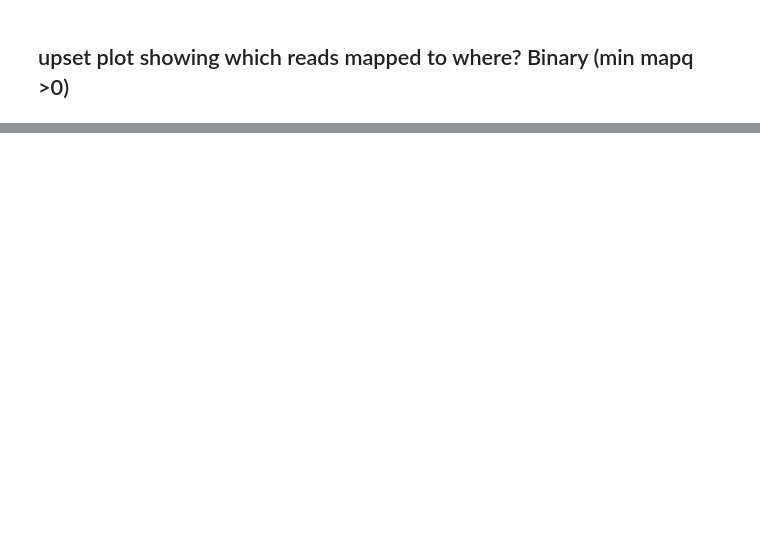
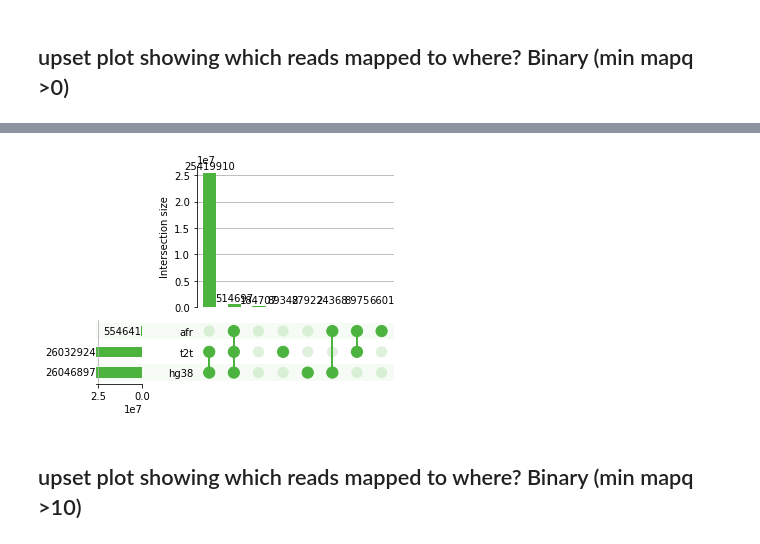
Before and after one commit to fairliereese/240903_pt, a Jupyter notebook: analysis/compare_hg38_t2t_afr.ipynb, the cells around one changed output, grey strips where cells are left out. Saved outputs shown, nothing was run; the diff lists cells and outputs as text; code cells hidden in the pictures; blank space fills up the shorter version.

```diff
--- a/analysis/compare_hg38_t2t_afr.ipynb
+++ b/analysis/compare_hg38_t2t_afr.ipynb
@@ -80,0 +85,9 @@ df2 = pd.read_csv(fastq_file, sep='\t', header=None, names=['read_id'])
+# %%
+ax_dict = upsetplot.UpSet(df, subset_size='count',
+                          facecolor=color,
+                          sort_by='cardinality',
+                          show_counts=True).plot()
+# %% [output]
+[figure, added]
+# %% [markdown]
+## upset plot showing which reads mapped to where? Binary (min mapq >10)
```
Also changed, not shown: parts of 30 cells of this notebook, 4 other files.
